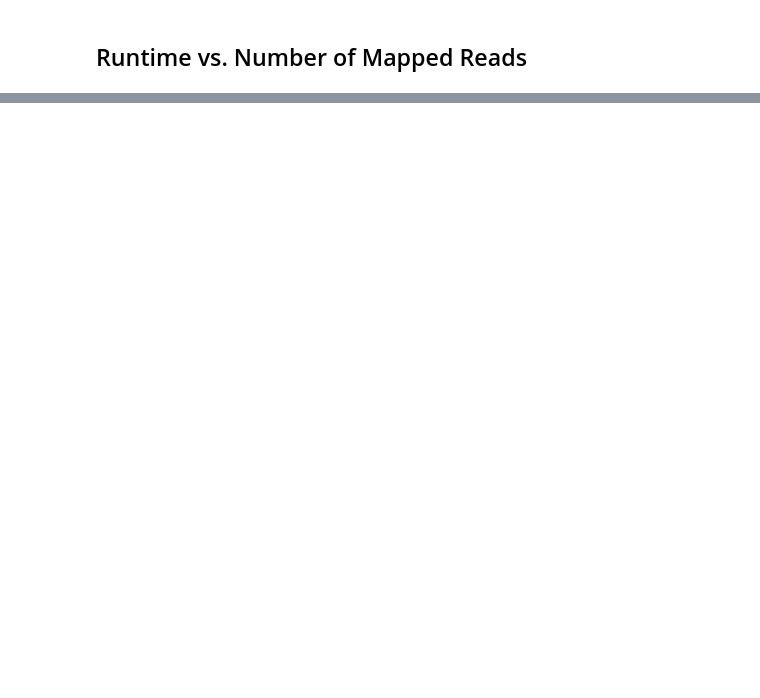
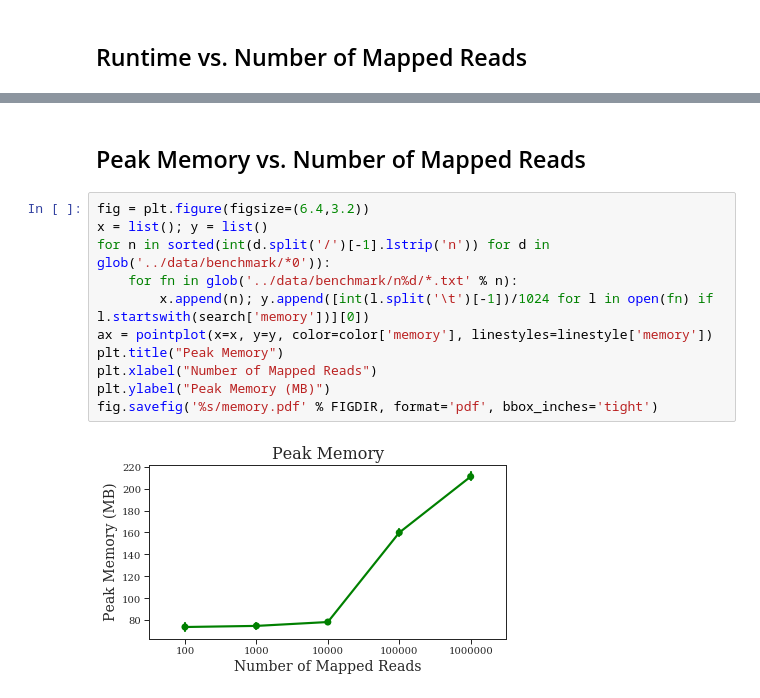
Before and after one commit to niemasd/ViReaDB-Paper, a Jupyter notebook: scripts/Figures.ipynb, the cells around one changed output, grey strips where cells are left out. Drawn from its saved outputs; the diff is of its cells as text; blank space fills up the shorter version.

```diff
--- a/scripts/Figures.ipynb
+++ b/scripts/Figures.ipynb
@@ -96,0 +100,15 @@ fig.savefig('%s/runtime.pdf' % FIGDIR, format='pdf', bbox_inches='tight')
+# %% [markdown]
+## Peak Memory vs. Number of Mapped Reads
+# %%
+fig = plt.figure(figsize=(6.4,3.2))
+x = list(); y = list()
+for n in sorted(int(d.split('/')[-1].lstrip('n')) for d in glob('../data/benchmark/*0')):
+    for fn in glob('../data/benchmark/n%d/*.txt' % n):
+        x.append(n); y.append([int(l.split('\t')[-1])/1024 for l in open(fn) if l.startswith(search['memory'])][0])
+ax = pointplot(x=x, y=y, color=color['memory'], linestyles=linestyle['memory'])
+plt.title("Peak Memory")
+plt.xlabel("Number of Mapped Reads")
+plt.ylabel("Peak Memory (MB)")
+fig.savefig('%s/memory.pdf' % FIGDIR, format='pdf', bbox_inches='tight')
+# %% [output]
+[figure, added]
```
Also changed, not shown: parts of 3 cells of this notebook, 13 other files.
